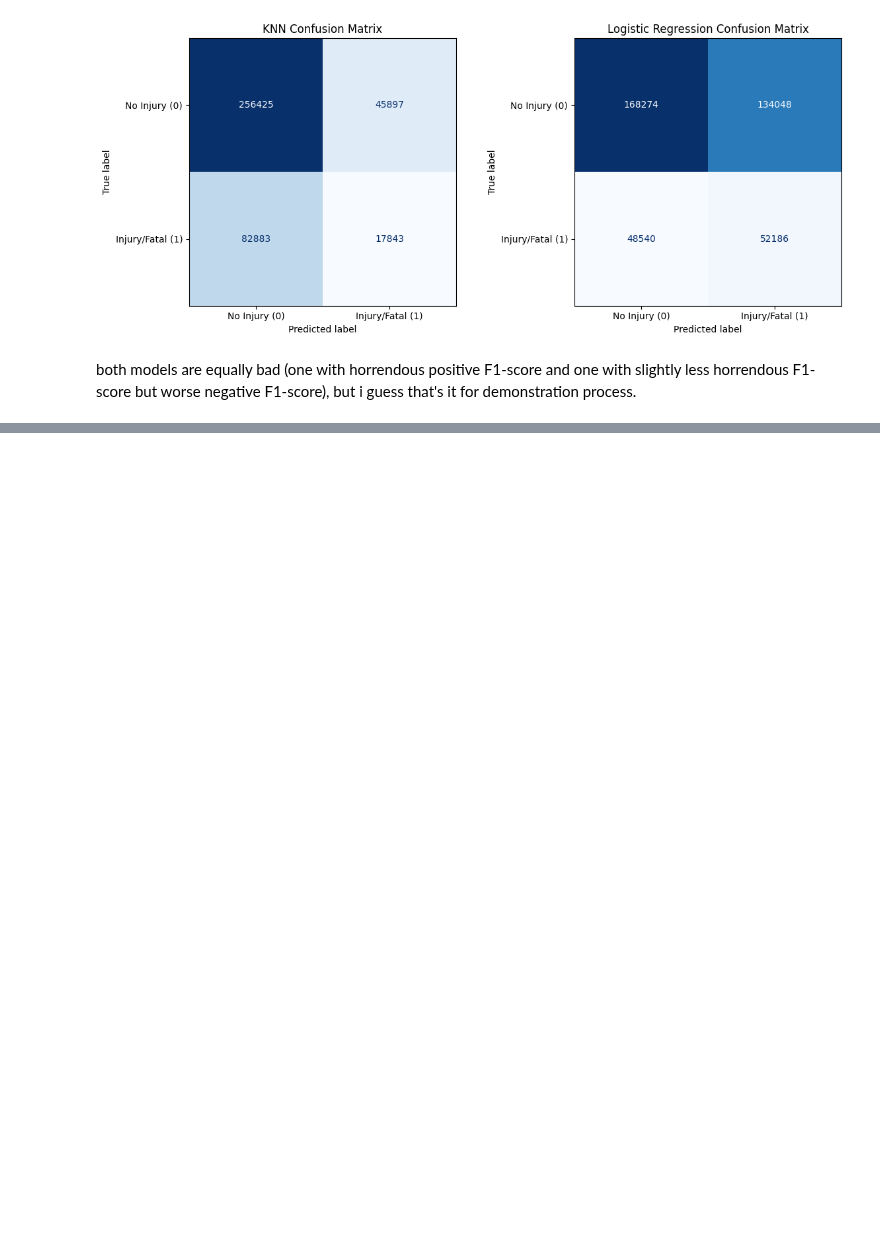
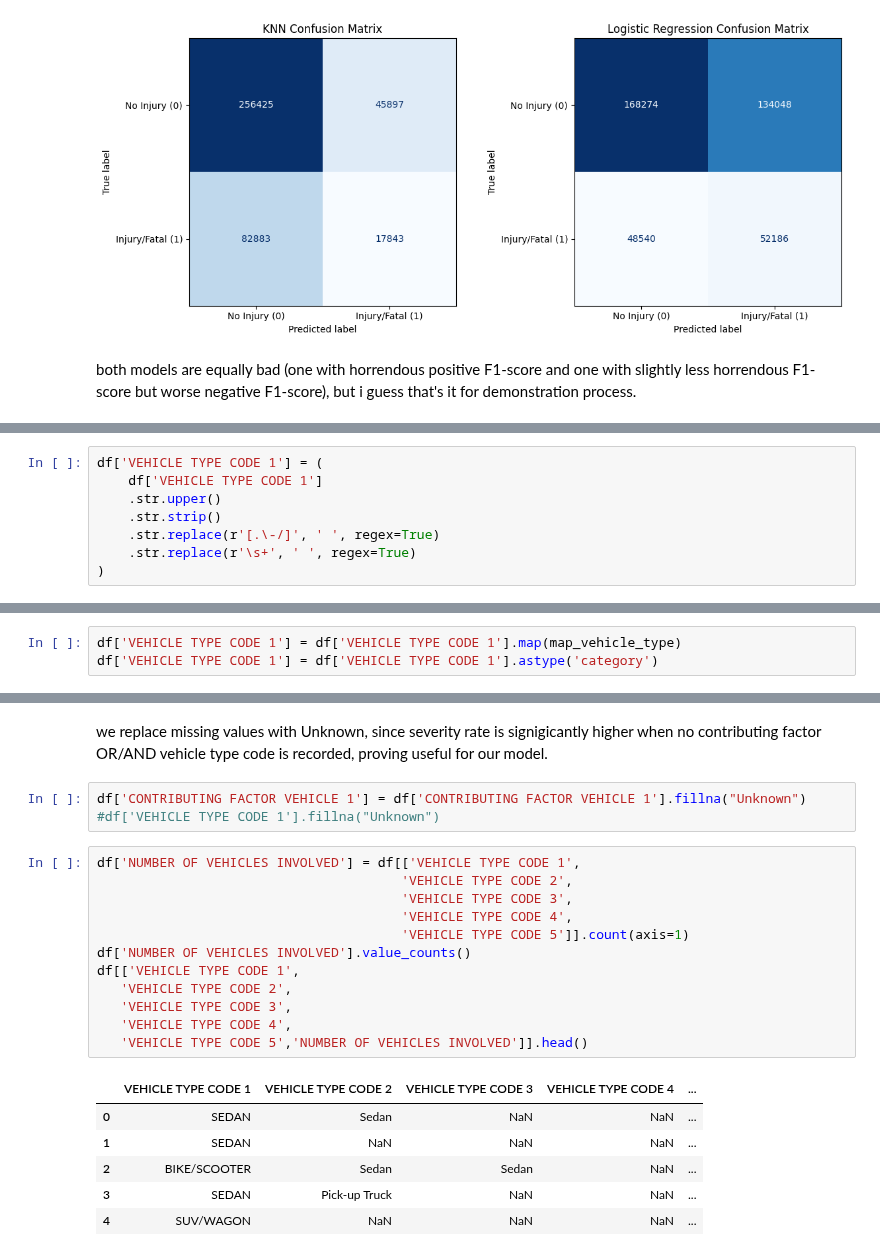
Before and after one commit to minhtoriet/NYC-Collision-Data-EDA, a Jupyter notebook: collisions.ipynb, the cells around one changed output, grey strips where cells are left out. Drawn from its saved outputs; the diff is of its cells as text; blank space fills up the shorter version.

```diff
--- a/collisions.ipynb
+++ b/collisions.ipynb
@@ -717,0 +782,8 @@ both models are equally bad (one with horrendous positive F1-score and one with
+# %%
+df['VEHICLE TYPE CODE 1'] = (
+    df['VEHICLE TYPE CODE 1']
+    .str.upper()
+    .str.strip()
+    .str.replace(r'[.\-/]', ' ', regex=True)
+    .str.replace(r'\s+', ' ', regex=True)
+)
@@ -717,0 +869,3 @@ both models are equally bad (one with horrendous positive F1-score and one with
+# %%
+df['VEHICLE TYPE CODE 1'] = df['VEHICLE TYPE CODE 1'].map(map_vehicle_type)
+df['VEHICLE TYPE CODE 1'] = df['VEHICLE TYPE CODE 1'].astype('category')
@@ -717,0 +917,24 @@ both models are equally bad (one with horrendous positive F1-score and one with
+# %% [markdown]
+we replace missing values with Unknown, since severity rate is signigicantly higher when no contributing factor OR/AND vehicle type code is recorded, proving useful for our model.
+# %%
+df['CONTRIBUTING FACTOR VEHICLE 1'] = df['CONTRIBUTING FACTOR VEHICLE 1'].fillna("Unknown")
+#df['VEHICLE TYPE CODE 1'].fillna("Unknown")
+# %%
+df['NUMBER OF VEHICLES INVOLVED'] = df[['VEHICLE TYPE CODE 1',
+                                       'VEHICLE TYPE CODE 2',
+                                       'VEHICLE TYPE CODE 3',
+                                       'VEHICLE TYPE CODE 4',
+                                       'VEHICLE TYPE CODE 5']].count(axis=1)
+df['NUMBER OF VEHICLES INVOLVED'].value_counts()
+df[['VEHICLE TYPE CODE 1',
+   'VEHICLE TYPE CODE 2',
+   'VEHICLE TYPE CODE 3',
+   'VEHICLE TYPE CODE 4',
+   'VEHICLE TYPE CODE 5','NUMBER OF VEHICLES INVOLVED']].head()
+# %% [output]
+|  | VEHICLE TYPE CODE 1 | VEHICLE TYPE CODE 2 | VEHICLE TYPE CODE 3 | VEHICLE TYPE CODE 4 | ... |
+| 0 | SEDAN | Sedan | NaN | NaN | ... |
+| 1 | SEDAN | NaN | NaN | NaN | ... |
+| 2 | BIKE/SCOOTER | Sedan | Sedan | NaN | ... |
+| 3 | SEDAN | Pick-up Truck | NaN | NaN | ... |
+| 4 | SUV/WAGON | NaN | NaN | NaN | ... |
```
Also changed, not shown: parts of 49 cells of this notebook, 3 other files.
